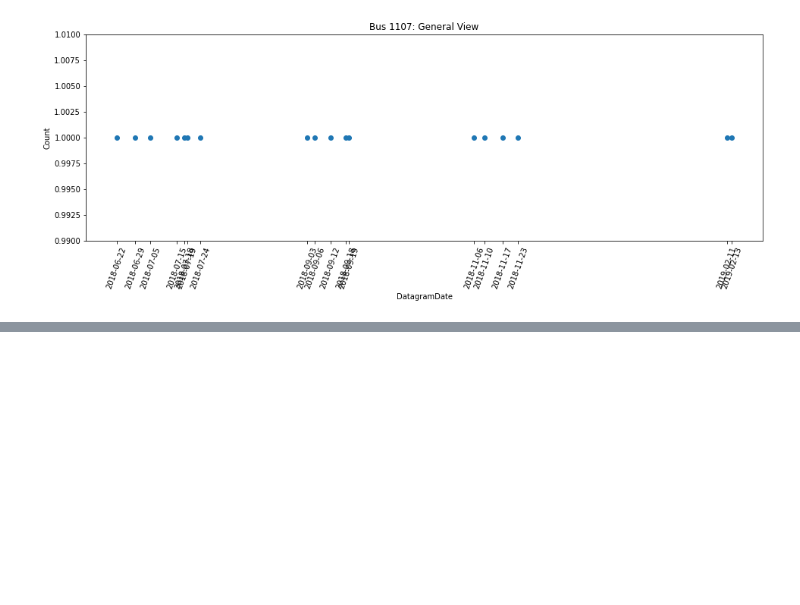
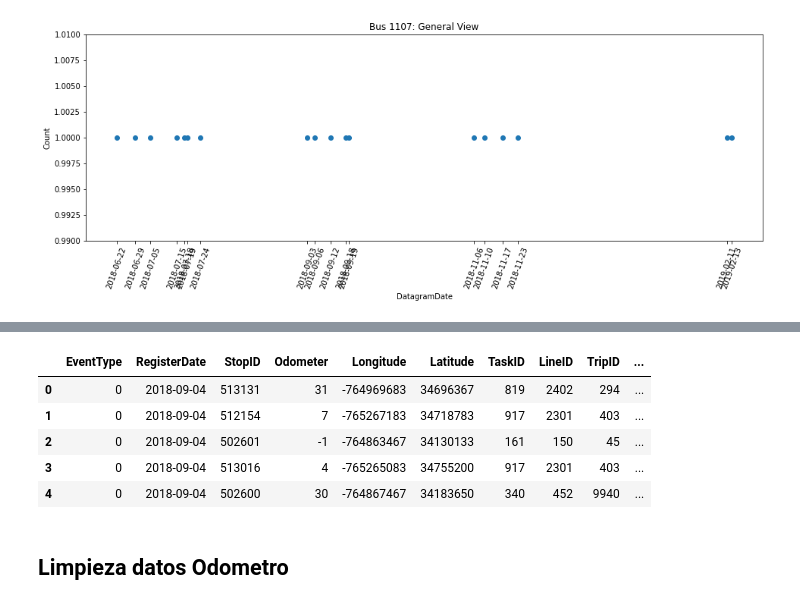
Before and after one commit to manuelq12/PDG-AVIOM-BUS_DIGITAL_TWIN, a Jupyter notebook: Analisis_Exploratorio/Python/AnalisisExploratorio.ipynb, the cells around one changed output, grey strips where cells are left out. Cells and saved outputs as stored; diff of their text form; code cells hidden in the pictures; blank space fills up the shorter version.

```diff
--- a/Analisis_Exploratorio/Python/AnalisisExploratorio.ipynb
+++ b/Analisis_Exploratorio/Python/AnalisisExploratorio.ipynb
@@ -1088,0 +1142,11 @@ plt.show()
+# %%
+dfBuses.head()
+# %% [output]
+|  | EventType | RegisterDate | StopID | Odometer | Longitude | Latitude | TaskID | LineID | TripID | ... |
+| 0 | 0 | 2018-09-04 | 513131 | 31 | -764969683 | 34696367 | 819 | 2402 | 294 | ... |
+| 1 | 0 | 2018-09-04 | 512154 | 7 | -765267183 | 34718783 | 917 | 2301 | 403 | ... |
+| 2 | 0 | 2018-09-04 | 502601 | -1 | -764863467 | 34130133 | 161 | 150 | 45 | ... |
+| 3 | 0 | 2018-09-04 | 513016 | 4 | -765265083 | 34755200 | 917 | 2301 | 403 | ... |
+| 4 | 0 | 2018-09-04 | 502600 | 30 | -764867467 | 34183650 | 340 | 452 | 9940 | ... |
+# %% [markdown]
+## Limpieza datos Odometro
```
Also changed, not shown: parts of 13 cells of this notebook.
